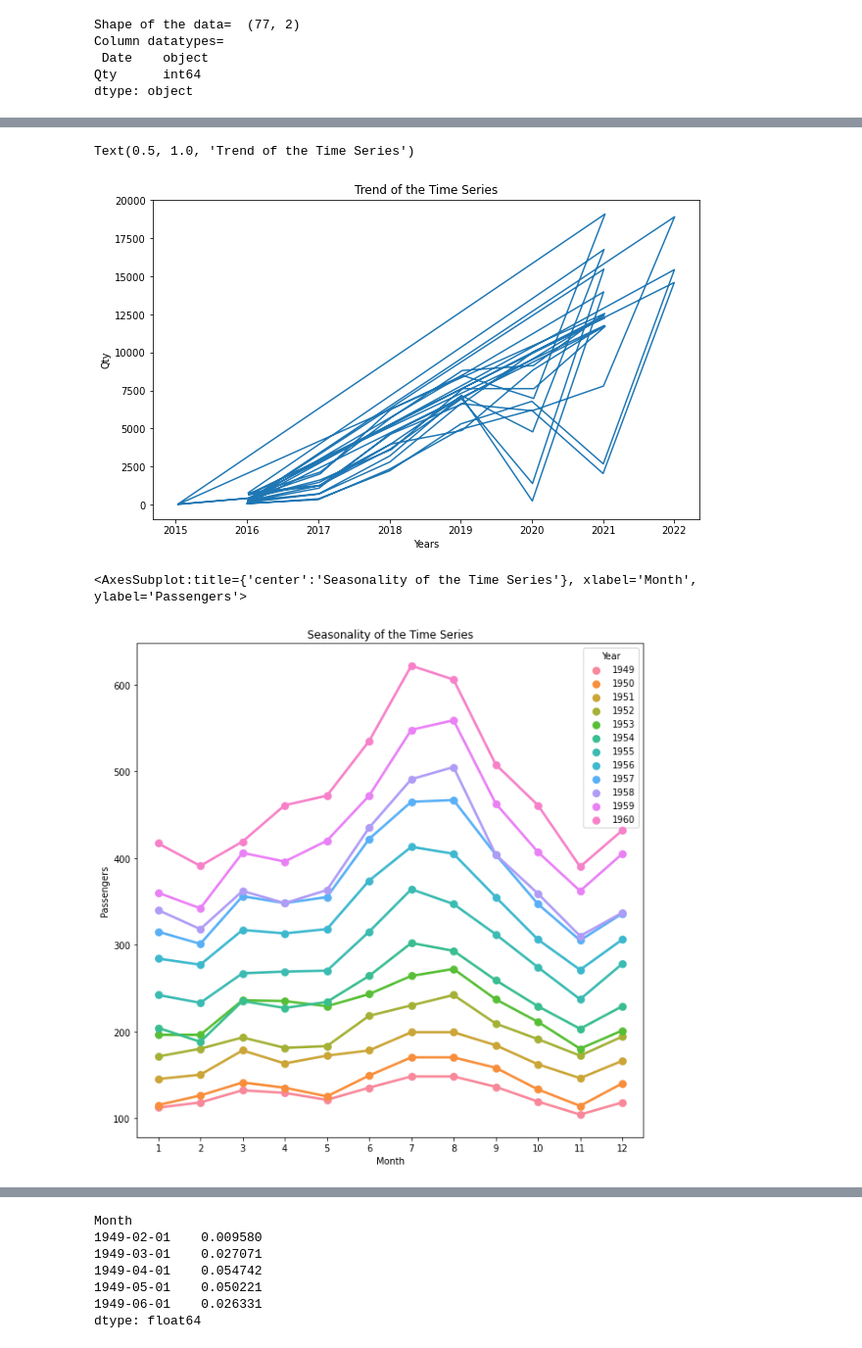
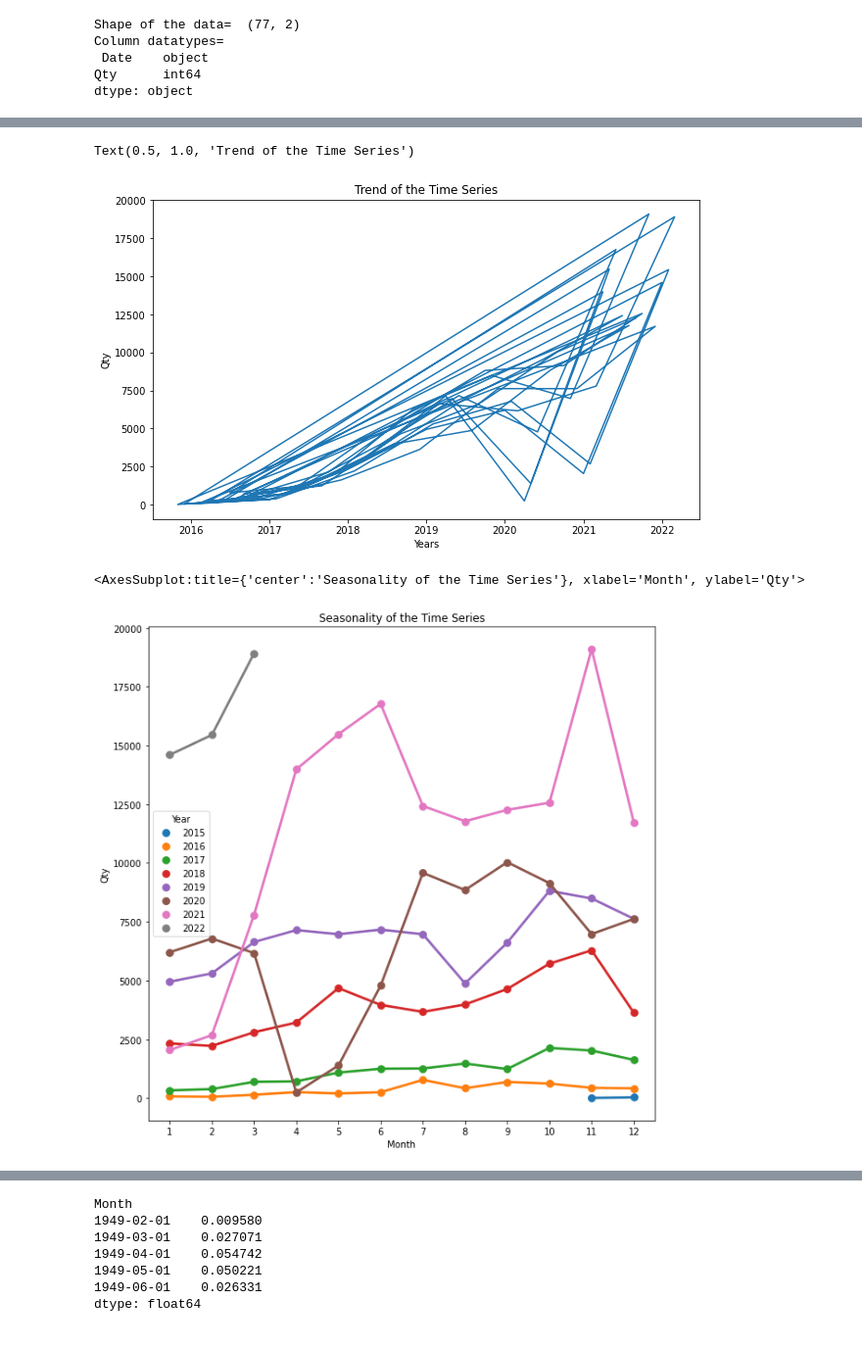
Before and after one commit to Rushayeal/Dissertation, a Jupyter notebook: Source/Tutorial 1 - Sales.ipynb, the cells around one changed output, grey strips where cells are left out. Shown at 98% size. Cells and saved outputs as stored; diff of their text form; code cells hidden in the pictures.

```diff
--- a/Source/Tutorial 1 - Sales.ipynb
+++ b/Source/Tutorial 1 - Sales.ipynb
@@ -82,7 +82,7 @@ Column datatypes=
 Qty      int64
 dtype: object
 # %%
-df['Date'] = pd.to_datetime(df.Date)
+df['Date'] = pd.to_datetime(df.Date, format="%d-%m-%Y")
 df = df.set_index(df.Date)
 df.drop('Date', axis = 1, inplace = True)
 print('Column datatypes= \n',df.dtypes)
@@ -114,16 +114,16 @@ plt.ylabel('Qty')
 plt.title('Trend of the Time Series')
 # %% [output]
 Text(0.5, 1.0, 'Trend of the Time Series')
-[figure, old version]
+[figure, new version]
 # %%
 # To plot the seasonality we are going to create a temp dataframe and add columns for Month and Year values
 df_temp = df.copy()
 df_temp['Year'] = pd.DatetimeIndex(df_temp.index).year
 df_temp['Month'] = pd.DatetimeIndex(df_temp.index).month
 # Stacked line plot
 plt.figure(figsize=(10,10))
 plt.title('Seasonality of the Time Series')
-sns.pointplot(x='Month',y='Passengers',hue='Year',data=df_temp)
+sns.pointplot(x='Month',y='Qty',hue='Year',data=df_temp)
 # %% [output]
-<AxesSubplot:title={'center':'Seasonality of the Time Series'}, xlabel='Month', ylabel='Passengers'>
+<AxesSubplot:title={'center':'Seasonality of the Time Series'}, xlabel='Month', ylabel='Qty'>
-[figure, old version]
+[figure, new version]
```
Also changed, not shown: parts of 22 cells of this notebook.
